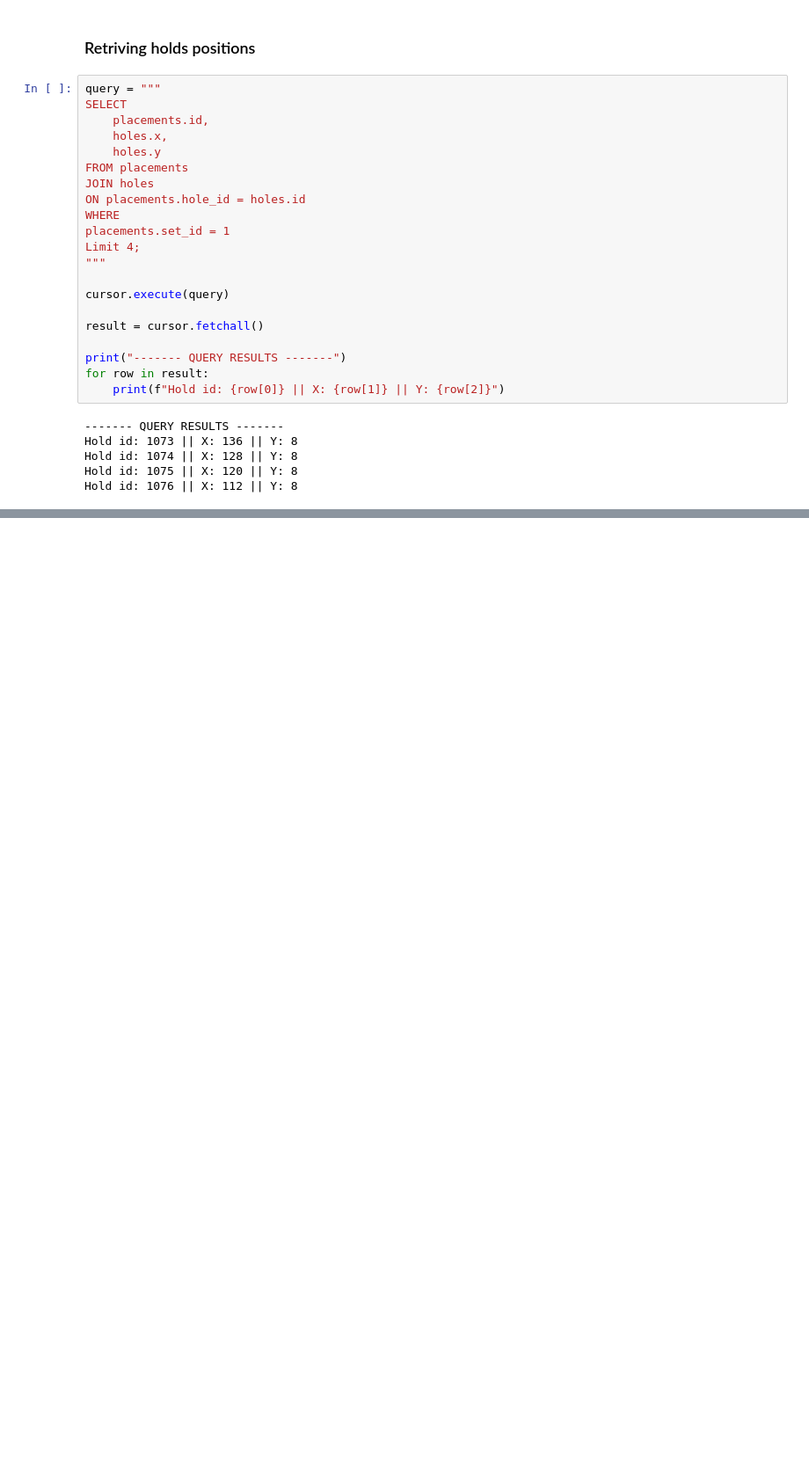
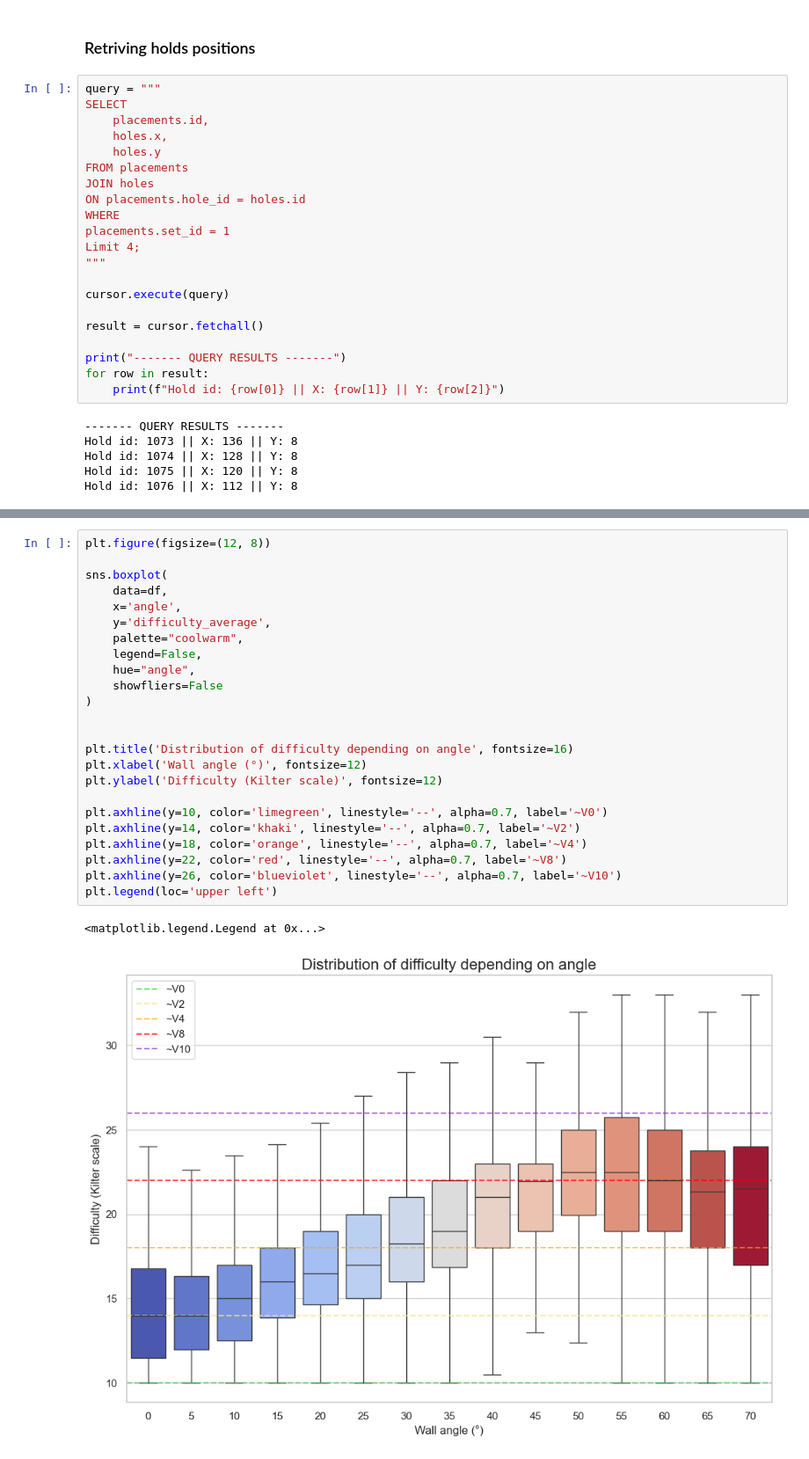
Before and after one commit to janekpriv/KilterClimbGeneration, a Jupyter notebook: src/notebooks/data_exploration.ipynb, the cells around one changed output, grey strips where cells are left out. Shown at 88% size. Cells and saved outputs as stored; diff of their text form; blank space fills up the shorter version.

Commit message:
grades distribution visualisation

```diff
--- a/src/notebooks/data_exploration.ipynb
+++ b/src/notebooks/data_exploration.ipynb
@@ -122,0 +166,27 @@ Hold id: 1076 || X: 112 || Y: 8
+# %%
+plt.figure(figsize=(12, 8))
+
+sns.boxplot(
+    data=df,
+    x='angle',
+    y='difficulty_average',
+    palette="coolwarm",
+    legend=False,
+    hue="angle",
+    showfliers=False
+)
+
+
+plt.title('Distribution of difficulty depending on angle', fontsize=16)
+plt.xlabel('Wall angle (°)', fontsize=12)
+plt.ylabel('Difficulty (Kilter scale)', fontsize=12)
+
+plt.axhline(y=10, color='limegreen', linestyle='--', alpha=0.7, label='~V0')
+plt.axhline(y=14, color='khaki', linestyle='--', alpha=0.7, label='~V2')
+plt.axhline(y=18, color='orange', linestyle='--', alpha=0.7, label='~V4')
+plt.axhline(y=22, color='red', linestyle='--', alpha=0.7, label='~V8')
+plt.axhline(y=26, color='blueviolet', linestyle='--', alpha=0.7, label='~V10')
+plt.legend(loc='upper left')
+# %% [output]
+<matplotlib.legend.Legend at 0x...>
+[figure, added]
```
Also changed, not shown: parts of 5 cells of this notebook.
